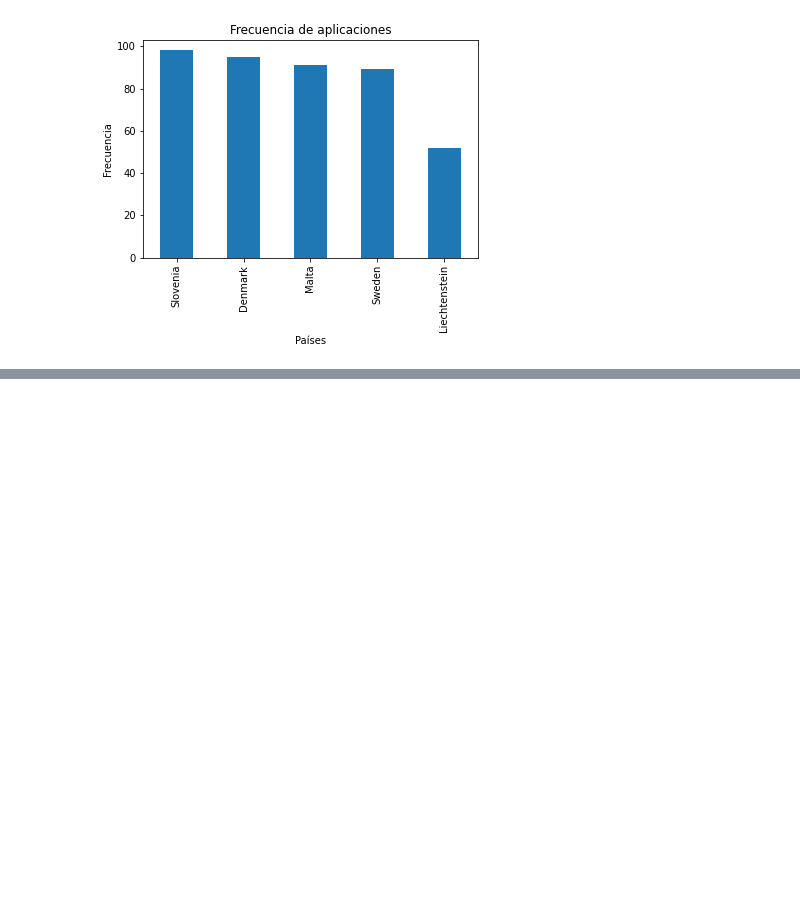
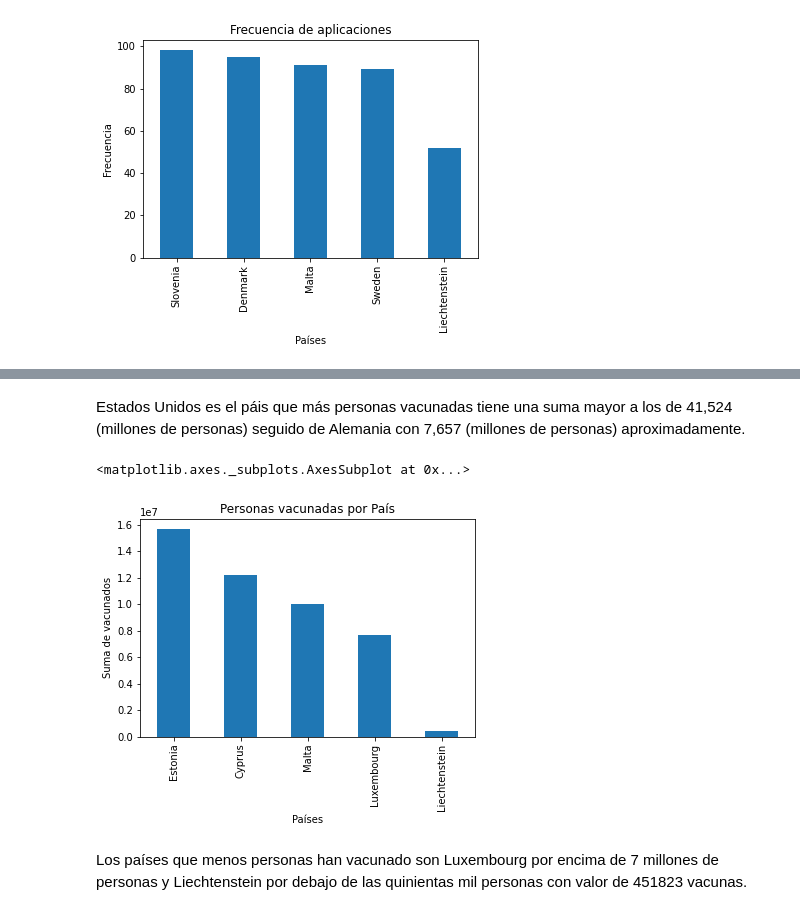
Before and after one commit to rpizarrog/Analisis-Inteligente-de-datos, a Jupyter notebook: bloc de notas/Caso_3_Frecuencias_datos_COVID.ipynb, the cells around one changed output, grey strips where cells are left out. Drawn from its saved outputs; the diff is of its cells as text; code cells hidden in the pictures; blank space fills up the shorter version.

```diff
--- a/bloc de notas/Caso_3_Frecuencias_datos_COVID.ipynb
+++ b/bloc de notas/Caso_3_Frecuencias_datos_COVID.ipynb
@@ -130,0 +245,10 @@ frc_pais_orden.tail()['date'].plot(kind='bar',title='Frecuencia de aplicaciones'
+# %% [markdown]
+Estados Unidos es el páis que más personas vacunadas tiene una suma mayor a los de 41,524 (millones de personas) seguido de Alemania con 7,657 (millones de personas) aproximadamente.
+# %%
+pais_sum_orden.tail()['total_vaccinations'].plot(kind='bar',title='Personas vacunadas por País',
+                                   xlabel="Países", ylabel="Suma de vacunados" )
+# %% [output]
+<matplotlib.axes._subplots.AxesSubplot at 0x...>
+[figure, added]
+# %% [markdown]
+Los países que menos personas han vacunado son Luxembourg por encima de 7 millones de personas y Liechtenstein por debajo de las quinientas mil personas con valor de 451823 vacunas.
```
Also changed, not shown: parts of 32 cells of this notebook.
